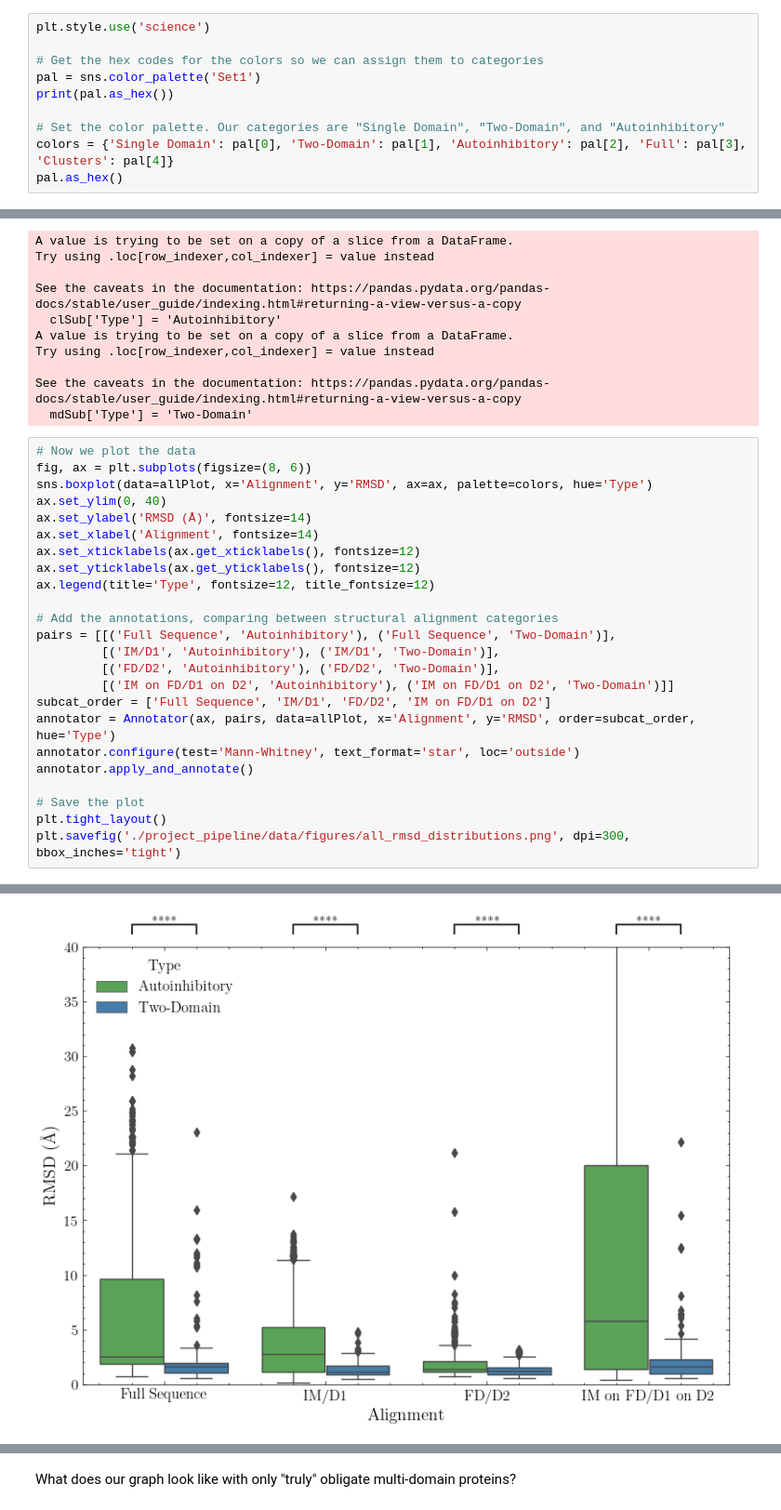
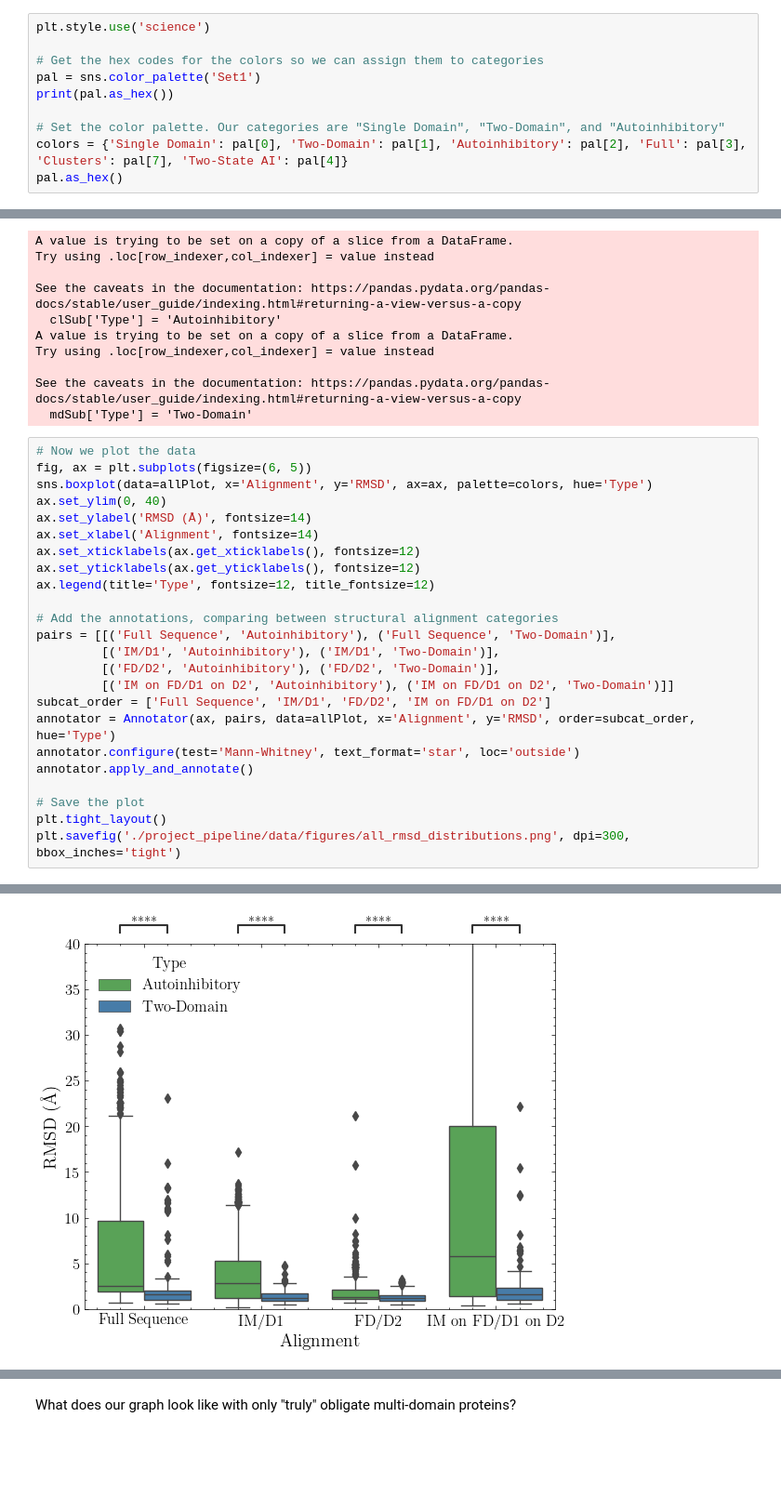
Before and after one commit to jpigles/alphafold-rmsd, a Jupyter notebook: rmsd.ipynb, the cells around one changed output, grey strips where cells are left out. Shown at 93% size. Saved outputs shown, nothing was run; the diff lists cells and outputs as text; blank space fills up the shorter version.

Commit message:
Updated figures

```diff
--- a/rmsd.ipynb
+++ b/rmsd.ipynb
@@ -36,7 +36,7 @@ pal = sns.color_palette('Set1')
 print(pal.as_hex())
 
 # Set the color palette. Our categories are "Single Domain", "Two-Domain", and "Autoinhibitory"
-colors = {'Single Domain': pal[0], 'Two-Domain': pal[1], 'Autoinhibitory': pal[2], 'Full': pal[3], 'Clusters': pal[4]}
+colors = {'Single Domain': pal[0], 'Two-Domain': pal[1], 'Autoinhibitory': pal[2], 'Full': pal[3], 'Clusters': pal[7], 'Two-State AI': pal[4]}
 pal.as_hex()
 # %% [output]
 ['#e41a1c', '#377eb8', '#4daf4a', '#984ea3', '#ff7f00', '#ffff33', '#a65628', '#f781bf', '#999999']
@@ -378,38 +378,38 @@ See the caveats in the documentation: https://pandas.pydata.org/pandas-docs/stab
   mdSub['Type'] = 'Two-Domain'
 # %%
 # Now we plot the data
-fig, ax = plt.subplots(figsize=(8, 6))
+fig, ax = plt.subplots(figsize=(6, 5))
 sns.boxplot(data=allPlot, x='Alignment', y='RMSD', ax=ax, palette=colors, hue='Type')
 ax.set_ylim(0, 40)
 ax.set_ylabel('RMSD (Å)', fontsize=14)
 ax.set_xlabel('Alignment', fontsize=14)
 ax.set_xticklabels(ax.get_xticklabels(), fontsize=12)
 ax.set_yticklabels(ax.get_yticklabels(), fontsize=12)
 ax.legend(title='Type', fontsize=12, title_fontsize=12)
 
 # Add the annotations, comparing between structural alignment categories
 pairs = [[('Full Sequence', 'Autoinhibitory'), ('Full Sequence', 'Two-Domain')],
          [('IM/D1', 'Autoinhibitory'), ('IM/D1', 'Two-Domain')],
          [('FD/D2', 'Autoinhibitory'), ('FD/D2', 'Two-Domain')],
          [('IM on FD/D1 on D2', 'Autoinhibitory'), ('IM on FD/D1 on D2', 'Two-Domain')]]
 subcat_order = ['Full Sequence', 'IM/D1', 'FD/D2', 'IM on FD/D1 on D2']
 annotator = Annotator(ax, pairs, data=allPlot, x='Alignment', y='RMSD', order=subcat_order, hue='Type')
 annotator.configure(test='Mann-Whitney', text_format='star', loc='outside')
 annotator.apply_and_annotate()
 
 # Save the plot
 plt.tight_layout()
 plt.savefig('./project_pipeline/data/figures/all_rmsd_distributions.png', dpi=300, bbox_inches='tight')
 # %% [output]
 p-value annotation legend:
       ns: 5.00e-02 < p <= 1.00e+00
        *: 1.00e-02 < p <= 5.00e-02
       **: 1.00e-03 < p <= 1.00e-02
      ***: 1.00e-04 < p <= 1.00e-03
     ****: p <= 1.00e-04
 
 IM/D1_Autoinhibitory vs. IM/D1_Two-Domain: Mann-Whitney-Wilcoxon test two-sided, P_val:2.913e-32 U_stat=1.260e+05
 Full Sequence_Autoinhibitory vs. Full Sequence_Two-Domain: Mann-Whitney-Wilcoxon test two-sided, P_val:3.948e-43 U_stat=1.327e+05
 FD/D2_Autoinhibitory vs. FD/D2_Two-Domain: Mann-Whitney-Wilcoxon test two-sided, P_val:1.626e-10 U_stat=1.068e+05
 IM on FD/D1 on D2_Autoinhibitory vs. IM on FD/D1 on D2_Two-Domain: Mann-Whitney-Wilcoxon test two-sided, P_val:3.324e-27 U_stat=1.222e+05
-[figure, old version]
+[figure, new version]
```
Also changed, not shown: parts of 4 cells of this notebook, 8 other files.
